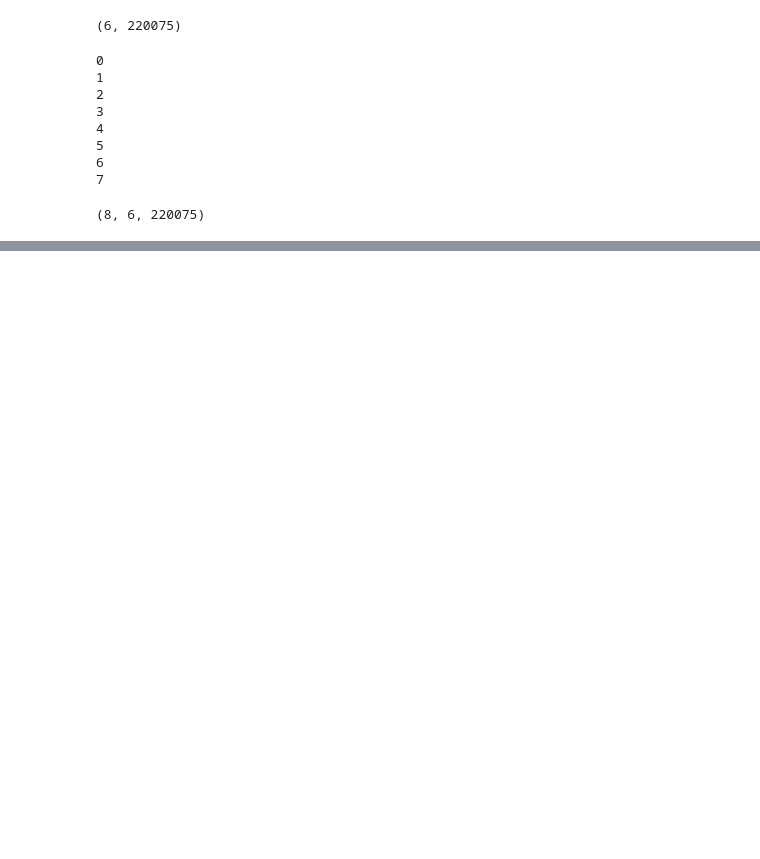
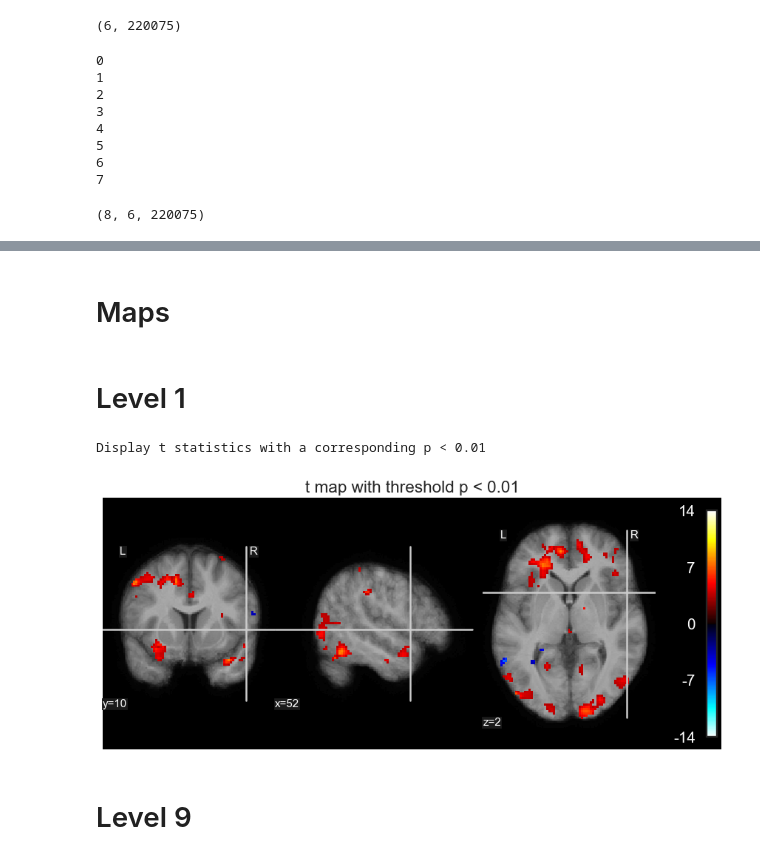
Before and after one commit to tomov/VGDL-fMRI-Python-Data-Analysis, a Jupyter notebook: Multivariate_analyses_Daphne/smooth_betas_levels_activity.ipynb, the cells around one changed output, grey strips where cells are left out. Saved outputs shown, nothing was run; the diff lists cells and outputs as text; code cells hidden in the pictures; blank space fills up the shorter version.

```diff
--- a/Multivariate_analyses_Daphne/smooth_betas_levels_activity.ipynb
+++ b/Multivariate_analyses_Daphne/smooth_betas_levels_activity.ipynb
@@ -221,0 +205,29 @@ isc_maps = isc(games_level_one, pairwise=False)
+# %%
+# do isc for each level
+# compute the isc correlations using the leave one out approach
+betas_level_one = np.swapaxes(betas_level_one, 0, 1) # need to get [TRs, voxels, subjects]
+betas_level_one = np.swapaxes(betas_level_one, 1, 2)
+
+betas_level_two = np.swapaxes(betas_level_two, 0, 1) # need to get [TRs, voxels, subjects]
+betas_level_two = np.swapaxes(betas_level_two, 1, 2)
+
+betas_level_three = np.swapaxes(betas_level_three, 0, 1) # need to get [TRs, voxels, subjects]
+betas_level_three = np.swapaxes(betas_level_three, 1, 2)
+
+betas_level_four = np.swapaxes(betas_level_four, 0, 1) # need to get [TRs, voxels, subjects]
+betas_level_four = np.swapaxes(betas_level_four, 1, 2)
+
+betas_level_five = np.swapaxes(betas_level_five, 0, 1) # need to get [TRs, voxels, subjects]
+betas_level_five = np.swapaxes(betas_level_five, 1, 2)
+
+betas_level_six = np.swapaxes(betas_level_six, 0, 1) # need to get [TRs, voxels, subjects]
+betas_level_six = np.swapaxes(betas_level_six, 1, 2)
+
+betas_level_seven = np.swapaxes(betas_level_seven, 0, 1) # need to get [TRs, voxels, subjects]
+betas_level_seven = np.swapaxes(betas_level_seven, 1, 2)
+
+betas_level_eight = np.swapaxes(betas_level_eight, 0, 1) # need to get [TRs, voxels, subjects]
+betas_level_eight = np.swapaxes(betas_level_eight, 1, 2)
+
+betas_level_nine = np.swapaxes(betas_level_nine, 0, 1) # need to get [TRs, voxels, subjects]
+betas_level_nine = np.swapaxes(betas_level_nine, 1, 2)
@@ -221,0 +251,2 @@ isc_maps = isc(games_level_one, pairwise=False)
+# %%
+isc_maps_lvl_one = isc(betas_level_one, pairwise=False, tolerate_nans=True)
@@ -221,0 +282,21 @@ isc_maps = isc(games_level_one, pairwise=False)
+# %% [markdown]
+# Maps
+# %% [markdown]
+# Level 1
+# %%
+tstats, p = stats.ttest_1samp(np.arctanh(isc_maps_lvl_one), popmean=0)
+# %%
+utils.plot_statistical_map(coords=coords_mat,
+                           tstats=tstats,
+                           pvalues=p,
+                           brain_nii=mean_nii,
+                           mask_nii=mask_nii,
+                           threshold=True,
+                           theta=0.01,
+                           cut_coords=[52, 10, 2],
+                           vmax=14)
+# %% [output]
+Display t statistics with a corresponding p < 0.01
+[figure, added]
+# %% [markdown]
+# Level 9
```
Also changed, not shown: parts of 16 cells of this notebook, 17 other files.
